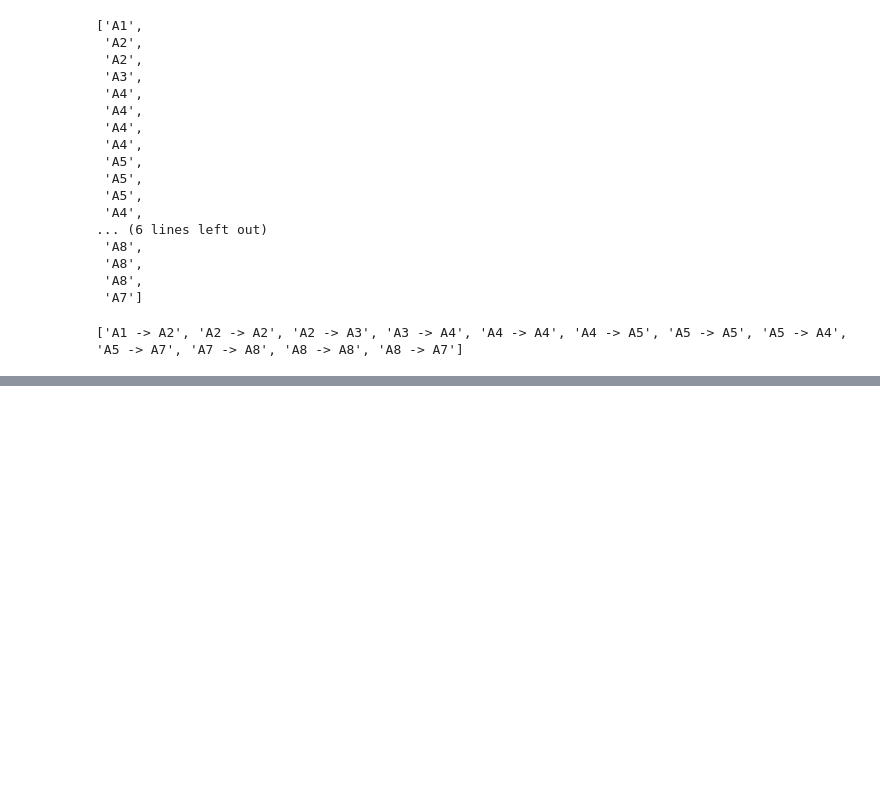
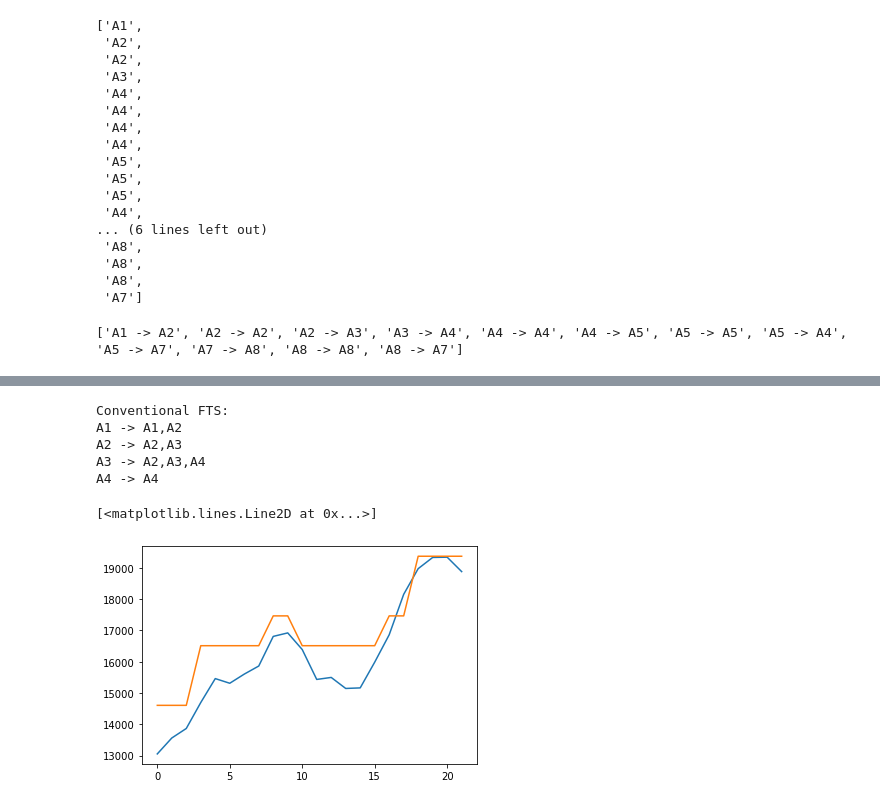
Before and after one commit to lorens247/FTS, a Jupyter notebook: pyFTS.ipynb, the cells around one changed output, grey strips where cells are left out. Drawn from its saved outputs; the diff is of its cells as text; code cells hidden in the pictures; blank space fills up the shorter version.

Commit message:
demo-test

```diff
--- a/pyFTS.ipynb
+++ b/pyFTS.ipynb
@@ -77,0 +145,36 @@ ModuleNotFoundError: No module named 'SimpSOM'
+# %%
+from pyFTS.data import Enrollments
+from pyFTS.partitioners import Grid
+from pyFTS.models import chen
+
+train = Enrollments.get_data()
+
+test = Enrollments.get_data()
+
+#Universe of Discourse Partitioner
+partitioner = Grid.GridPartitioner(data=train,npart=5)
+
+# Create an empty model using the Chen(1996) method
+model = chen.ConventionalFTS(partitioner=partitioner)
+
+# The training procedure is performed by the method fit
+model.fit(train)
+
+#Print the model rules
+print(model)
+
+# The forecasting procedure is performed by the method predict
+forecasts = model.predict(test)
+
+
+#Plot
+plot(test)
+plot(forecasts)
+# %% [output]
+Conventional FTS:
+A1 -> A1,A2
+A2 -> A2,A3
+A3 -> A2,A3,A4
+A4 -> A4
+[<matplotlib.lines.Line2D at 0x...>]
+[figure, added]
```
Also changed, not shown: parts of 7 cells of this notebook.
